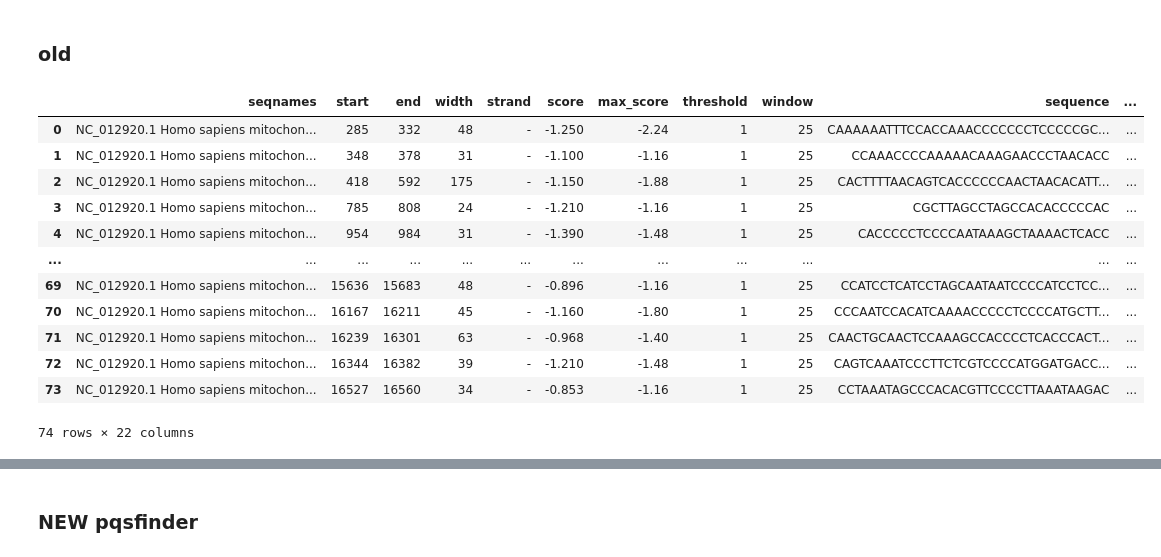
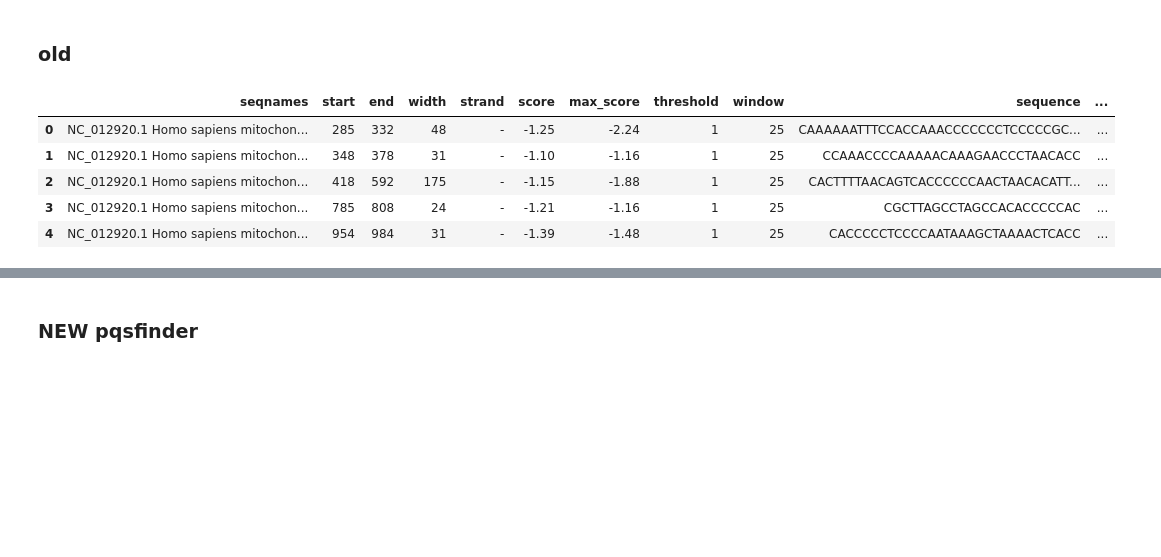
Before and after one commit to mitoclub/G4MutSpec, a Jupyter notebook: notebooks/data_preparation.ipynb, the cells around one changed output, grey strips where cells are left out. Saved outputs shown, nothing was run; the diff lists cells and outputs as text; code cells hidden in the pictures; blank space fills up the shorter version.

```diff
--- a/notebooks/data_preparation.ipynb
+++ b/notebooks/data_preparation.ipynb
@@ -299,19 +555,13 @@ df_category
 refG4 = pd.read_excel('../data/processed/refG4.xlsx')
 # %%
 g4conf = refG4[refG4['confirmed'] == 1]
+g4conf = g4conf.reset_index(drop=True)
 # %%
-g4conf
+g4conf.head()
 # %% [output]
 |  | seqnames | start | end | width | strand | score | max_score | threshold | window | sequence | ... |
-| 0 | NC_012920.1 Homo sapiens mitochon... | 285 | 332 | 48 | - | -1.250 | -2.24 | 1 | 25 | CAAAAAATTTCCACCAAACCCCCCCTCCCCCGC... | ... |
-| 1 | NC_012920.1 Homo sapiens mitochon... | 348 | 378 | 31 | - | -1.100 | -1.16 | 1 | 25 | CCAAACCCCAAAAACAAAGAACCCTAACACC | ... |
-| 2 | NC_012920.1 Homo sapiens mitochon... | 418 | 592 | 175 | - | -1.150 | -1.88 | 1 | 25 | CACTTTTAACAGTCACCCCCCAACTAACACATT... | ... |
-| 3 | NC_012920.1 Homo sapiens mitochon... | 785 | 808 | 24 | - | -1.210 | -1.16 | 1 | 25 | CGCTTAGCCTAGCCACACCCCCAC | ... |
-| 4 | NC_012920.1 Homo sapiens mitochon... | 954 | 984 | 31 | - | -1.390 | -1.48 | 1 | 25 | CACCCCCTCCCCAATAAAGCTAAAACTCACC | ... |
-| ... | ... | ... | ... | ... | ... | ... | ... | ... | ... | ... | ... |
-| 69 | NC_012920.1 Homo sapiens mitochon... | 15636 | 15683 | 48 | - | -0.896 | -1.16 | 1 | 25 | CCATCCTCATCCTAGCAATAATCCCCATCCTCC... | ... |
-| 70 | NC_012920.1 Homo sapiens mitochon... | 16167 | 16211 | 45 | - | -1.160 | -1.80 | 1 | 25 | CCCAATCCACATCAAAACCCCCTCCCCATGCTT... | ... |
-| 71 | NC_012920.1 Homo sapiens mitochon... | 16239 | 16301 | 63 | - | -0.968 | -1.40 | 1 | 25 | CAACTGCAACTCCAAAGCCACCCCTCACCCACT... | ... |
-| 72 | NC_012920.1 Homo sapiens mitochon... | 16344 | 16382 | 39 | - | -1.210 | -1.48 | 1 | 25 | CAGTCAAATCCCTTCTCGTCCCCATGGATGACC... | ... |
-| 73 | NC_012920.1 Homo sapiens mitochon... | 16527 | 16560 | 34 | - | -0.853 | -1.16 | 1 | 25 | CCTAAATAGCCCACACGTTCCCCTTAAATAAGAC | ... |
+| 0 | NC_012920.1 Homo sapiens mitochon... | 285 | 332 | 48 | - | -1.25 | -2.24 | 1 | 25 | CAAAAAATTTCCACCAAACCCCCCCTCCCCCGC... | ... |
+| 1 | NC_012920.1 Homo sapiens mitochon... | 348 | 378 | 31 | - | -1.10 | -1.16 | 1 | 25 | CCAAACCCCAAAAACAAAGAACCCTAACACC | ... |
+| 2 | NC_012920.1 Homo sapiens mitochon... | 418 | 592 | 175 | - | -1.15 | -1.88 | 1 | 25 | CACTTTTAACAGTCACCCCCCAACTAACACATT... | ... |
+| 3 | NC_012920.1 Homo sapiens mitochon... | 785 | 808 | 24 | - | -1.21 | -1.16 | 1 | 25 | CGCTTAGCCTAGCCACACCCCCAC | ... |
+| 4 | NC_012920.1 Homo sapiens mitochon... | 954 | 984 | 31 | - | -1.39 | -1.48 | 1 | 25 | CACCCCCTCCCCAATAAAGCTAAAACTCACC | ... |
-74 rows × 22 columns
```
Also changed, not shown: parts of 159 cells of this notebook, 7 other files.
